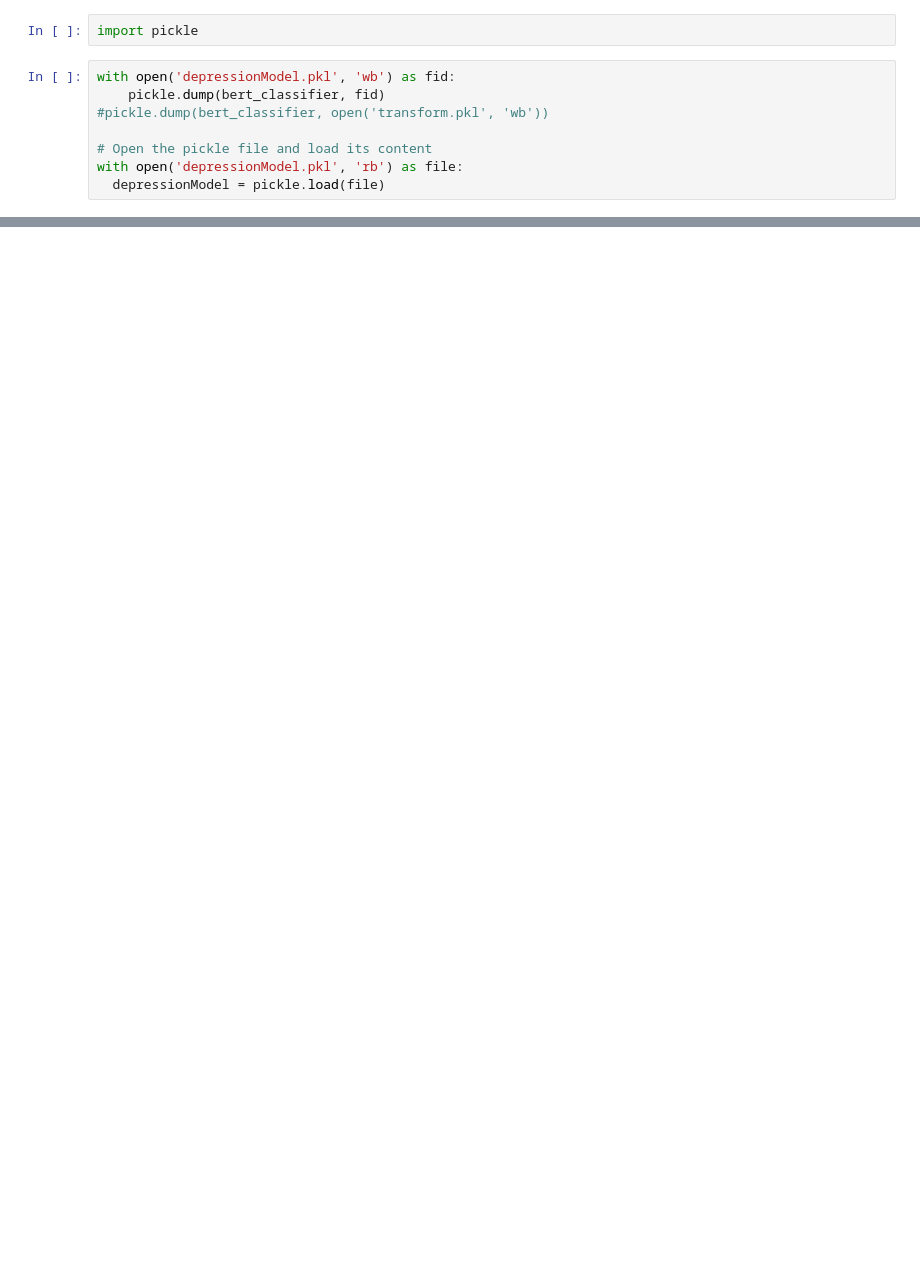
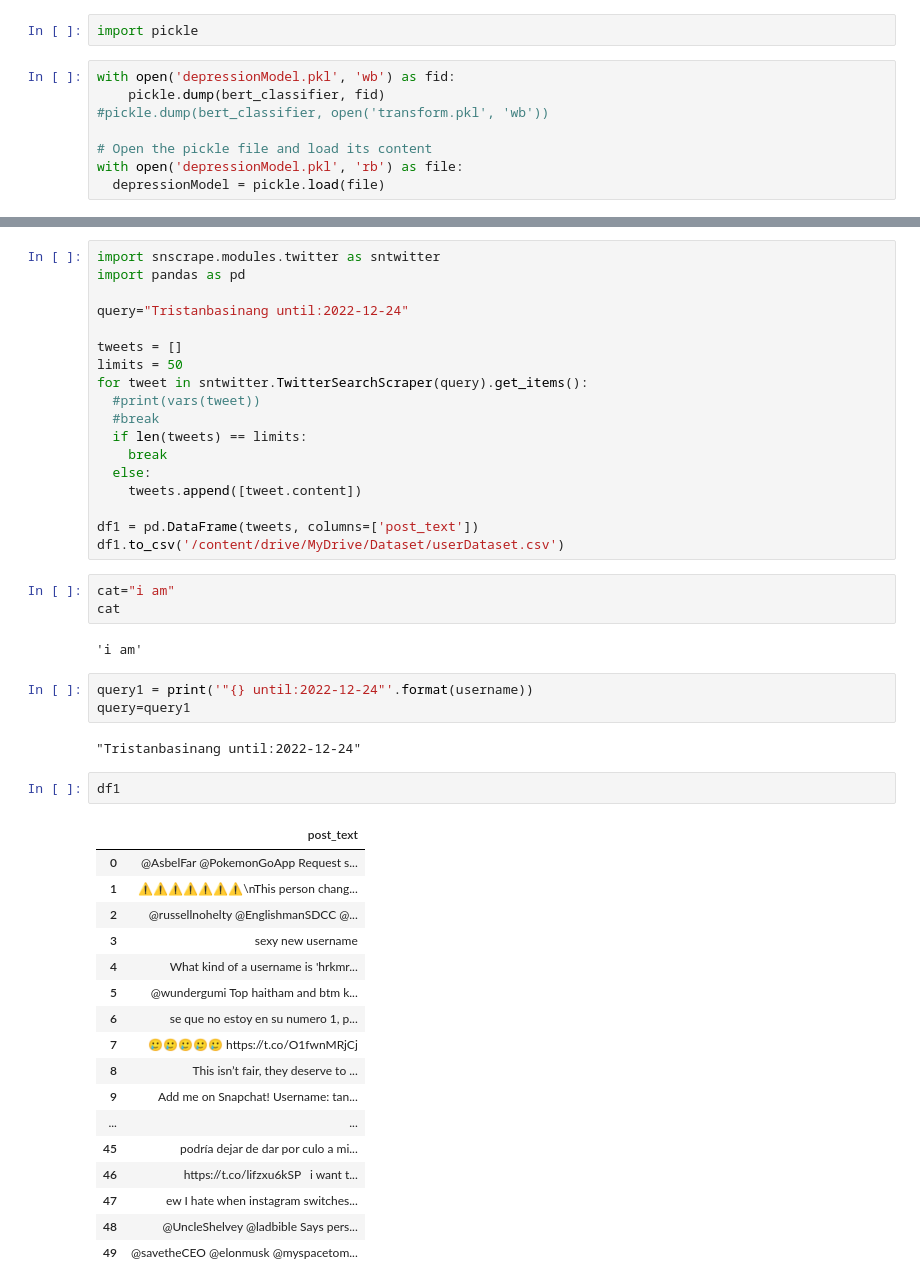
Before and after one commit to mandem296/Depression_detection_BERT_model, a Jupyter notebook: bert2.ipynb, the cells around one changed output, grey strips where cells are left out. Saved outputs shown, nothing was run; the diff lists cells and outputs as text; blank space fills up the shorter version.

```diff
--- a/bert2.ipynb
+++ b/bert2.ipynb
@@ -787,0 +816,48 @@ weights=depressionModel.state_dict()
+# %%
+import snscrape.modules.twitter as sntwitter
+import pandas as pd
+
+query="Tristanbasinang until:2022-12-24"
+
+tweets = []
+limits = 50
+for tweet in sntwitter.TwitterSearchScraper(query).get_items():
+  #print(vars(tweet))
+  #break
+  if len(tweets) == limits:
+    break
+  else:
+    tweets.append([tweet.content])
+
+df1 = pd.DataFrame(tweets, columns=['post_text'])
+df1.to_csv('/content/drive/MyDrive/Dataset/userDataset.csv')
+# %%
+cat="i am"
+cat
+# %% [output]
+'i am'
+# %%
+query1 = print('"{} until:2022-12-24"'.format(username))
+query=query1
+# %% [output]
+"Tristanbasinang until:2022-12-24"
+# %%
+df1
+# %% [output]
+|  | post_text |
+| 0 | @AsbelFar @PokemonGoApp Request s... |
+| 1 | ⚠️⚠️⚠️⚠️⚠️⚠️⚠️\nThis person chang... |
+| 2 | @russellnohelty @EnglishmanSDCC @... |
+| 3 | sexy new username |
+| 4 | What kind of a username is 'hrkmr... |
+| 5 | @wundergumi Top haitham and btm k... |
+| 6 | se que no estoy en su numero 1, p... |
+| 7 | 🥲🥲🥲🥲🥲 https://t.co/O1fwnMRjCj |
+| 8 | This isn’t fair, they deserve to ... |
+| 9 | Add me on Snapchat! Username: tan... |
+| ... | ... |
+| 45 | podría dejar de dar por culo a mi... |
+| 46 | ⠀https://t.co/lifzxu6kSP⠀i want t... |
+| 47 | ew I hate when instagram switches... |
+| 48 | @UncleShelvey @ladbible Says pers... |
+| 49 | @savetheCEO @elonmusk @myspacetom... |
```
Also changed, not shown: parts of 25 cells of this notebook.
